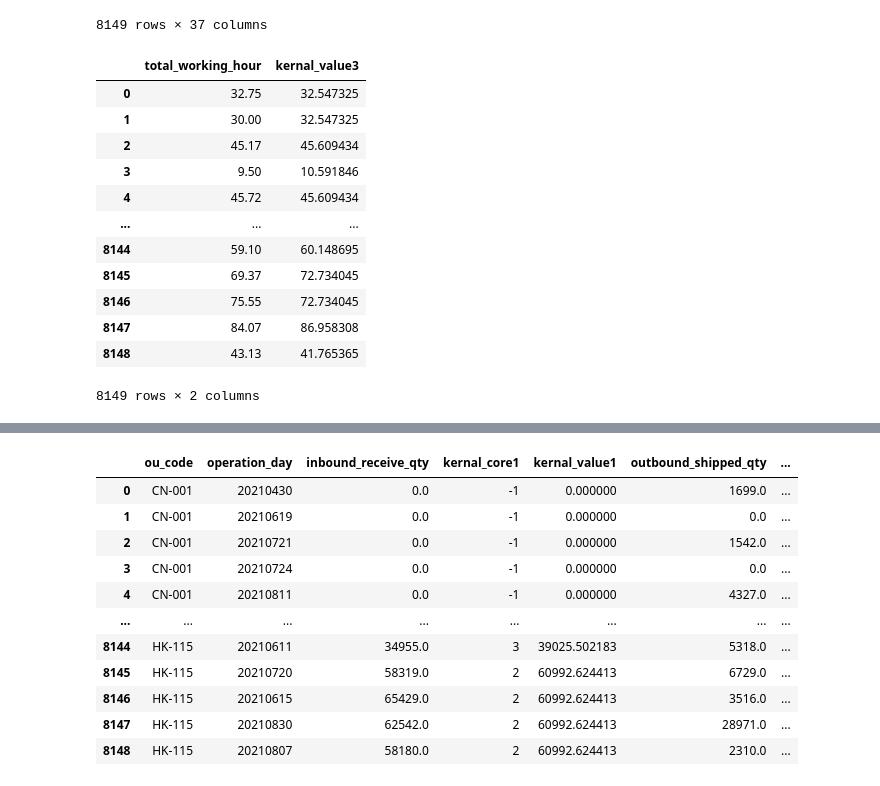
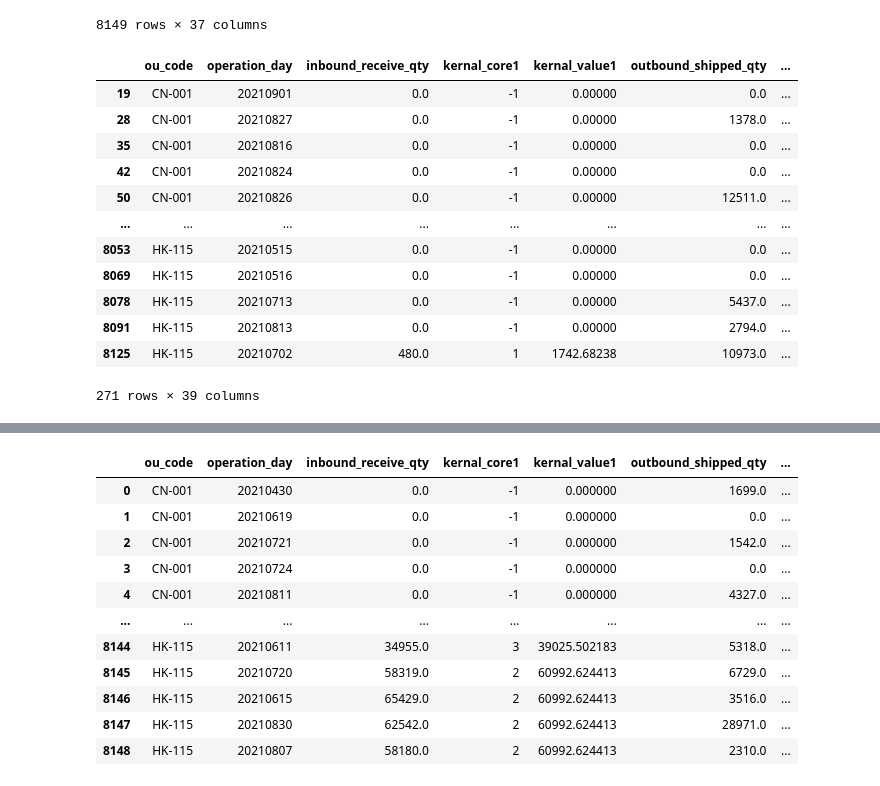
Before and after one commit to fyenne/play1, a Jupyter notebook: play1.ipynb, the cells around one changed output, grey strips where cells are left out. Saved outputs shown, nothing was run; the diff lists cells and outputs as text; code cells hidden in the pictures.

```diff
--- a/play1.ipynb
+++ b/play1.ipynb
@@ -287,7 +287,7 @@ for i in ou_codes:
     try:
         mnb_kmeans_in(i)
         mnb_kmeans_out(i)
-        # mnb_kmeans_hr(i)
+        mnb_kmeans_hr(i)
         # mnb_kmeans_hr2(i)
     except:
 
@@ -526,8 +526,8 @@ df_final['qt_75_dis_core_os_outer'] = df_final.groupby(
     #  else 0 for i in np.arange(0, len(df_final))]
 
 
-df_final['flag_75_wh'] = [1 if df_final['total_working_hour'][i]-1.2*np.abs(df_final['percent_error_75'][i]) < 0\
-    else 0 for i in np.arange(0, len(df_final))]
+# df_final['flag_75_wh'] = [1 if df_final['total_working_hour'][i]-1.2*np.abs(df_final['qt_75_wh'][i]) > 0\
+#     else 0 for i in np.arange(0, len(df_final))]
 
 # df_final['date_stamp'] = str(date.today())
 # df_final['date_stamp'] = df_final['date_stamp'].str.replace('-', '')
@@ -548,19 +548,24 @@ df_final =df_final.replace(float('inf'), 0); df_final
 | 8147 | HK-115 | 20210830 | 62542.0 | 2 | 60992.624413 | 28971.0 | ... |
 | 8148 | HK-115 | 20210807 | 58180.0 | 2 | 60992.624413 | 2310.0 | ... |
 8149 rows × 37 columns
-# %%
-df_final[['total_working_hour', 'kernal_value3']]
-# %% [output]
-|  | total_working_hour | kernal_value3 |
-| 0 | 32.75 | 32.547325 |
-| 1 | 30.00 | 32.547325 |
-| 2 | 45.17 | 45.609434 |
-| 3 | 9.50 | 10.591846 |
-| 4 | 45.72 | 45.609434 |
-| ... | ... | ... |
-| 8144 | 59.10 | 60.148695 |
-| 8145 | 69.37 | 72.734045 |
-| 8146 | 75.55 | 72.734045 |
-| 8147 | 84.07 | 86.958308 |
-| 8148 | 43.13 | 41.765365 |
-8149 rows × 2 columns
+# %%
+
+
+df_final['flag_75_wh'] =  df_final['total_working_hour'] -1.2*df_final['qt_75_wh']
+df_final['flag_75_wh'] = [1 if a > 0 else 0 for a in df_final['flag_75_wh']]
+# %%
+df_final[df_final['flag_75_wh'] == 1]
+# %% [output]
+|  | ou_code | operation_day | inbound_receive_qty | kernal_core1 | kernal_value1 | outbound_shipped_qty | ... |
+| 19 | CN-001 | 20210901 | 0.0 | -1 | 0.00000 | 0.0 | ... |
+| 28 | CN-001 | 20210827 | 0.0 | -1 | 0.00000 | 1378.0 | ... |
+| 35 | CN-001 | 20210816 | 0.0 | -1 | 0.00000 | 0.0 | ... |
+| 42 | CN-001 | 20210824 | 0.0 | -1 | 0.00000 | 0.0 | ... |
+| 50 | CN-001 | 20210826 | 0.0 | -1 | 0.00000 | 12511.0 | ... |
+| ... | ... | ... | ... | ... | ... | ... | ... |
+| 8053 | HK-115 | 20210515 | 0.0 | -1 | 0.00000 | 0.0 | ... |
+| 8069 | HK-115 | 20210516 | 0.0 | -1 | 0.00000 | 0.0 | ... |
+| 8078 | HK-115 | 20210713 | 0.0 | -1 | 0.00000 | 5437.0 | ... |
+| 8091 | HK-115 | 20210813 | 0.0 | -1 | 0.00000 | 2794.0 | ... |
+| 8125 | HK-115 | 20210702 | 480.0 | 1 | 1742.68238 | 10973.0 | ... |
+271 rows × 39 columns
```
Also changed, not shown: parts of 3 cells of this notebook, 2 other files.
